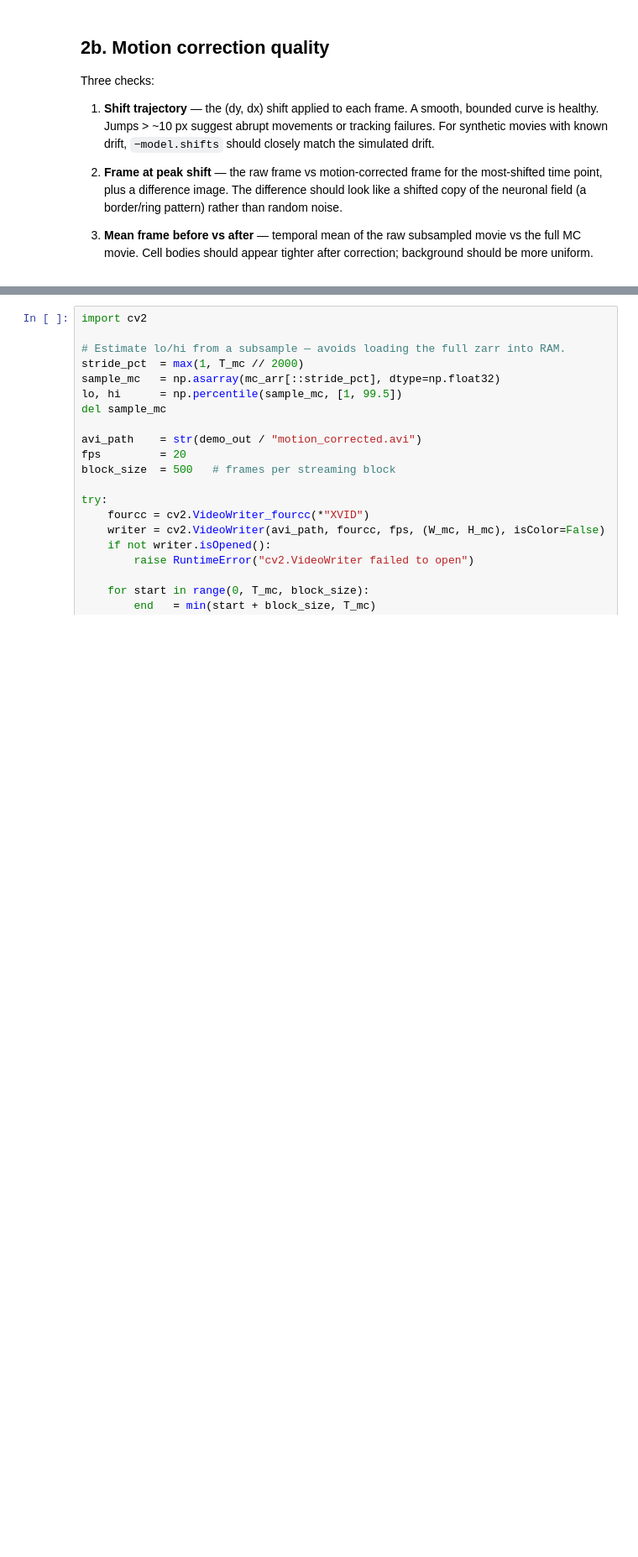
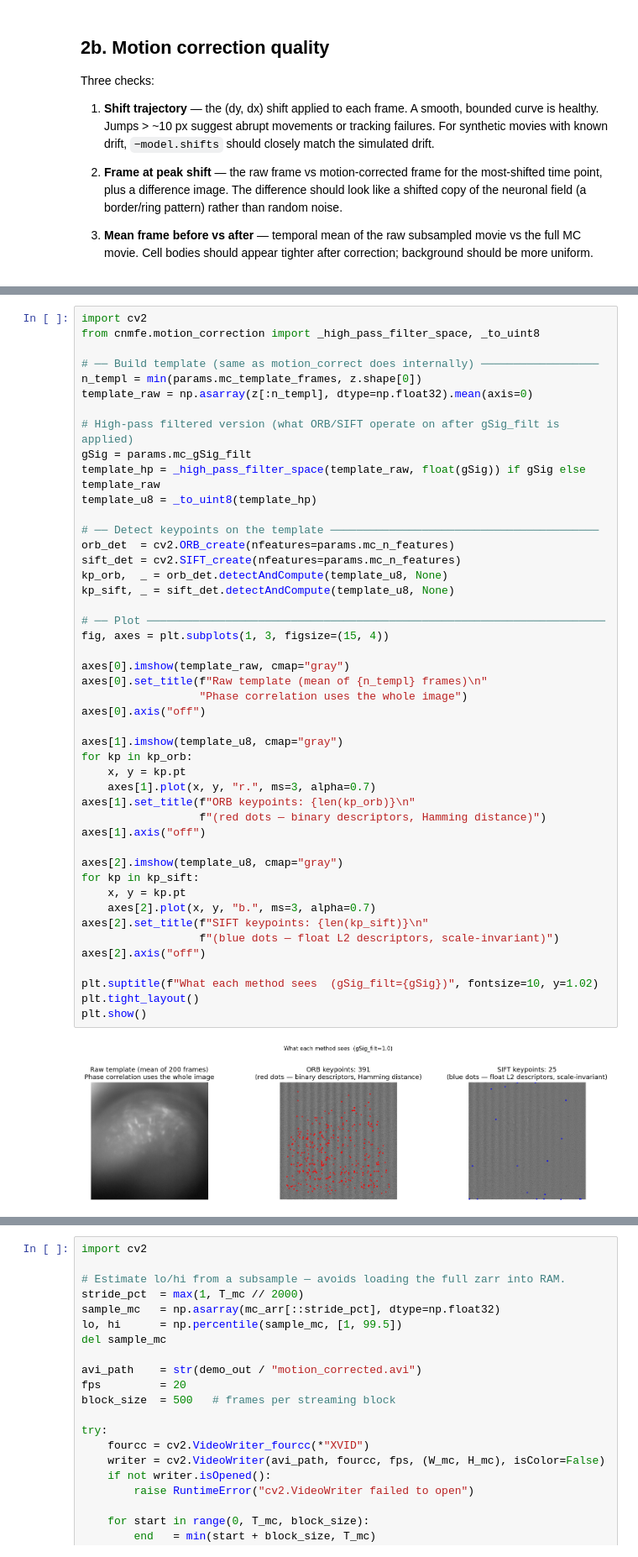
Before and after one commit to FlorianNeurosci/miniCNMFe, a Jupyter notebook: demo_notebooks/tutorial_demo.ipynb, the cells around one changed output, grey strips where cells are left out. Shown at 84% size. Saved outputs shown, nothing was run; the diff lists cells and outputs as text; blank space fills up the shorter version.

```diff
--- a/demo_notebooks/tutorial_demo.ipynb
+++ b/demo_notebooks/tutorial_demo.ipynb
@@ -445,0 +477,48 @@ Max |dy|=0.01 px   Max |dx|=0.02 px
+# %%
+import cv2
+from cnmfe.motion_correction import _high_pass_filter_space, _to_uint8
+
+# ── Build template (same as motion_correct does internally) ──────────────────
+n_templ = min(params.mc_template_frames, z.shape[0])
+template_raw = np.asarray(z[:n_templ], dtype=np.float32).mean(axis=0)
+
+# High-pass filtered version (what ORB/SIFT operate on after gSig_filt is applied)
+gSig = params.mc_gSig_filt
+template_hp = _high_pass_filter_space(template_raw, float(gSig)) if gSig else template_raw
+template_u8 = _to_uint8(template_hp)
+
+# ── Detect keypoints on the template ─────────────────────────────────────────
+orb_det  = cv2.ORB_create(nfeatures=params.mc_n_features)
+sift_det = cv2.SIFT_create(nfeatures=params.mc_n_features)
+kp_orb,  _ = orb_det.detectAndCompute(template_u8, None)
+kp_sift, _ = sift_det.detectAndCompute(template_u8, None)
+
+# ── Plot ──────────────────────────────────────────────────────────────────────
+fig, axes = plt.subplots(1, 3, figsize=(15, 4))
+
+axes[0].imshow(template_raw, cmap="gray")
+axes[0].set_title(f"Raw template (mean of {n_templ} frames)\n"
+                  "Phase correlation uses the whole image")
+axes[0].axis("off")
+
+axes[1].imshow(template_u8, cmap="gray")
+for kp in kp_orb:
+    x, y = kp.pt
+    axes[1].plot(x, y, "r.", ms=3, alpha=0.7)
+axes[1].set_title(f"ORB keypoints: {len(kp_orb)}\n"
+                  f"(red dots — binary descriptors, Hamming distance)")
+axes[1].axis("off")
+
+axes[2].imshow(template_u8, cmap="gray")
+for kp in kp_sift:
+    x, y = kp.pt
+    axes[2].plot(x, y, "b.", ms=3, alpha=0.7)
+axes[2].set_title(f"SIFT keypoints: {len(kp_sift)}\n"
+                  f"(blue dots — float L2 descriptors, scale-invariant)")
+axes[2].axis("off")
+
+plt.suptitle(f"What each method sees  (gSig_filt={gSig})", fontsize=10, y=1.02)
+plt.tight_layout()
+plt.show()
+# %% [output]
+[figure, added]
```
Also changed, not shown: parts of 11 cells of this notebook, 2 other files.
